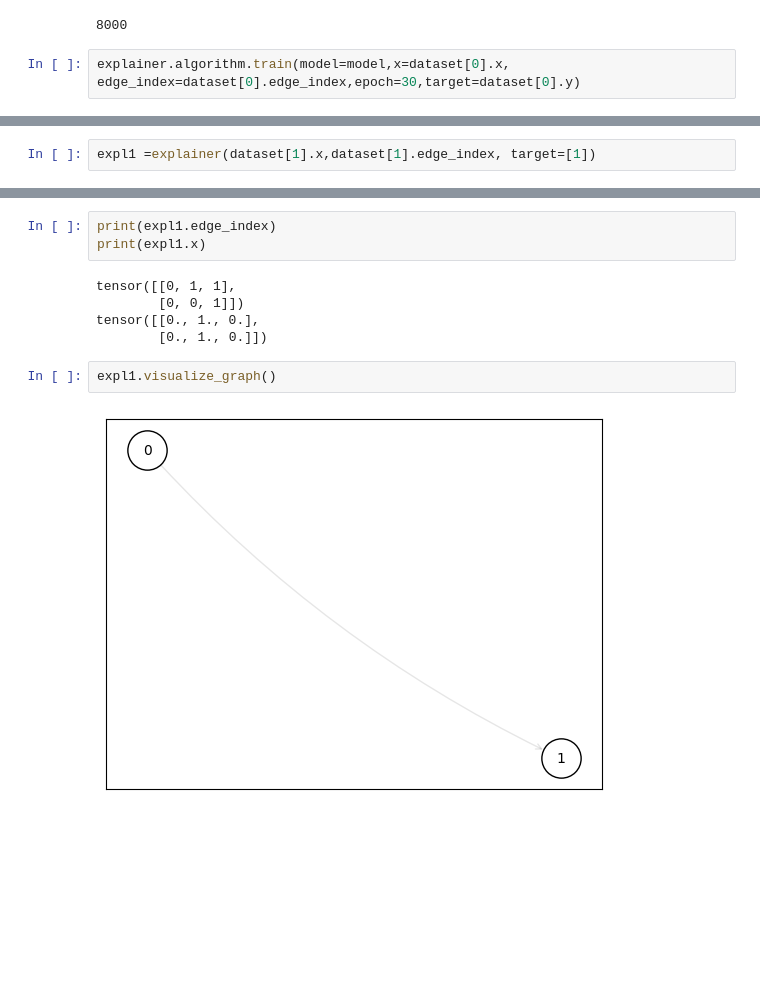
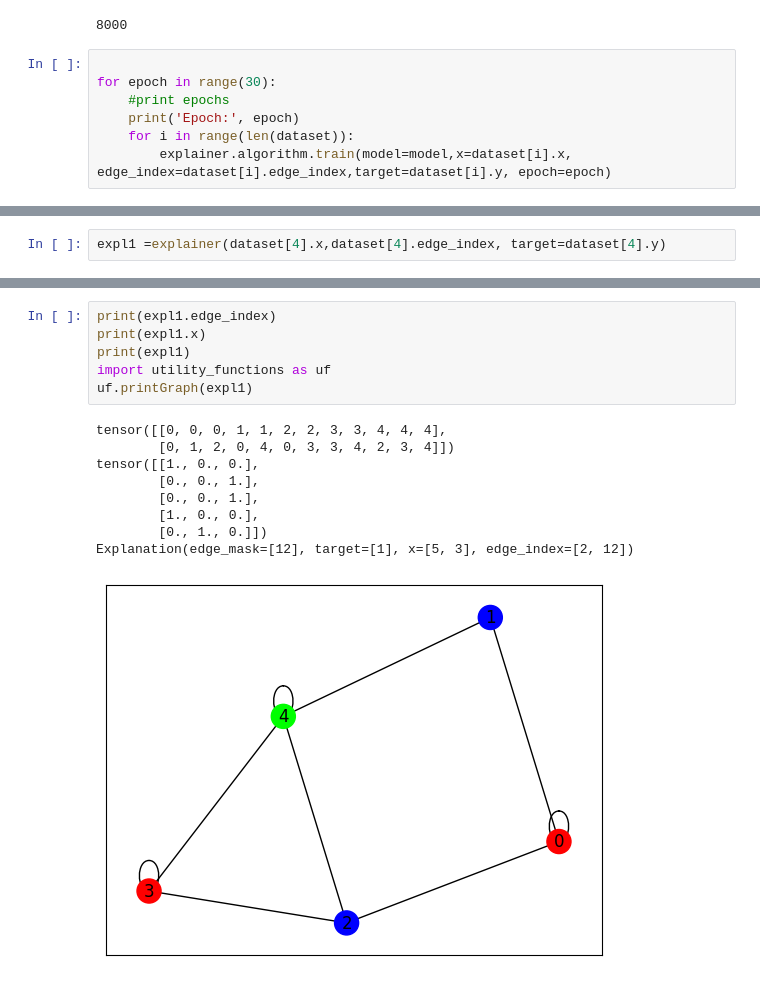
Before and after one commit to Flenji/GraBaNN, a Jupyter notebook: explainers.ipynb, the cells around one changed output, grey strips where cells are left out. Drawn from its saved outputs; the diff is of its cells as text; blank space fills up the shorter version.

```diff
--- a/explainers.ipynb
+++ b/explainers.ipynb
@@ -24,5 +24,10 @@ len(dataset)
 # %% [output]
 8000
 # %%
-explainer.algorithm.train(model=model,x=dataset[0].x, edge_index=dataset[0].edge_index,epoch=30,target=dataset[0].y)
+
+for epoch in range(30):
+    #print epochs
+    print('Epoch:', epoch)
+    for i in range(len(dataset)):
+        explainer.algorithm.train(model=model,x=dataset[i].x, edge_index=dataset[i].edge_index,target=dataset[i].y, epoch=epoch)
 # %% [output]
@@ -30,2 +51,2 @@ explainer.algorithm.train(model=model,x=dataset[0].x, edge_index=dataset[0].edge
 # %%
-expl1 =explainer(dataset[1].x,dataset[1].edge_index, target=[1])
+expl1 =explainer(dataset[4].x,dataset[4].edge_index, target=dataset[4].y)
@@ -32,12 +56,16 @@ expl1 =explainer(dataset[1].x,dataset[1].edge_index, target=[1])
 # %%
 print(expl1.edge_index)
 print(expl1.x)
+print(expl1)
+import utility_functions as uf
+uf.printGraph(expl1)
 # %% [output]
-tensor([[0, 1, 1],
-        [0, 0, 1]])
-tensor([[0., 1., 0.],
+tensor([[0, 0, 0, 1, 1, 2, 2, 3, 3, 4, 4, 4],
+        [0, 1, 2, 0, 4, 0, 3, 3, 4, 2, 3, 4]])
+tensor([[1., 0., 0.],
+        [0., 0., 1.],
+        [0., 0., 1.],
+        [1., 0., 0.],
         [0., 1., 0.]])
+Explanation(edge_mask=[12], target=[1], x=[5, 3], edge_index=[2, 12])
+[figure, added]
-# %%
-expl1.visualize_graph()
-# %% [output]
-[figure, removed]
```
Also changed, not shown: parts of 3 cells of this notebook, 2 other files.
